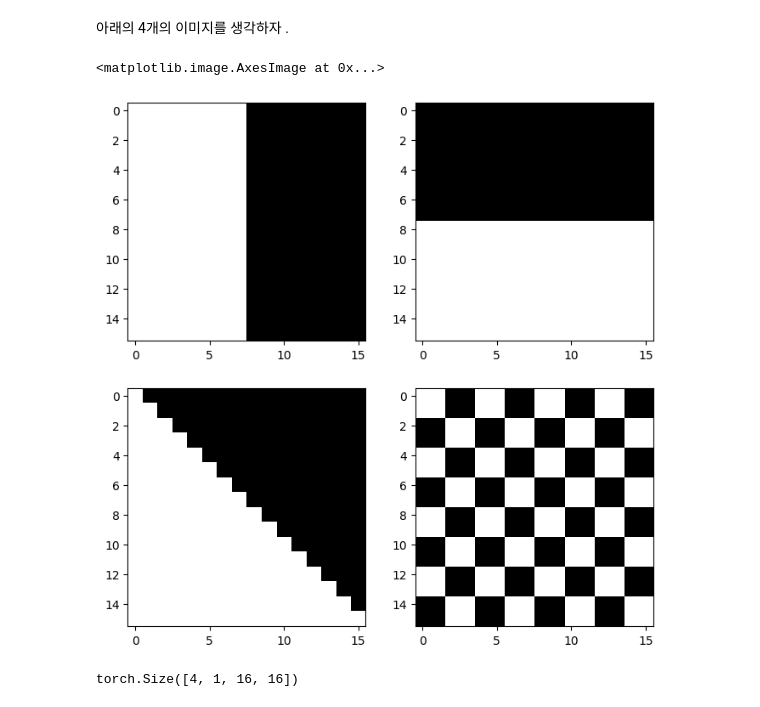
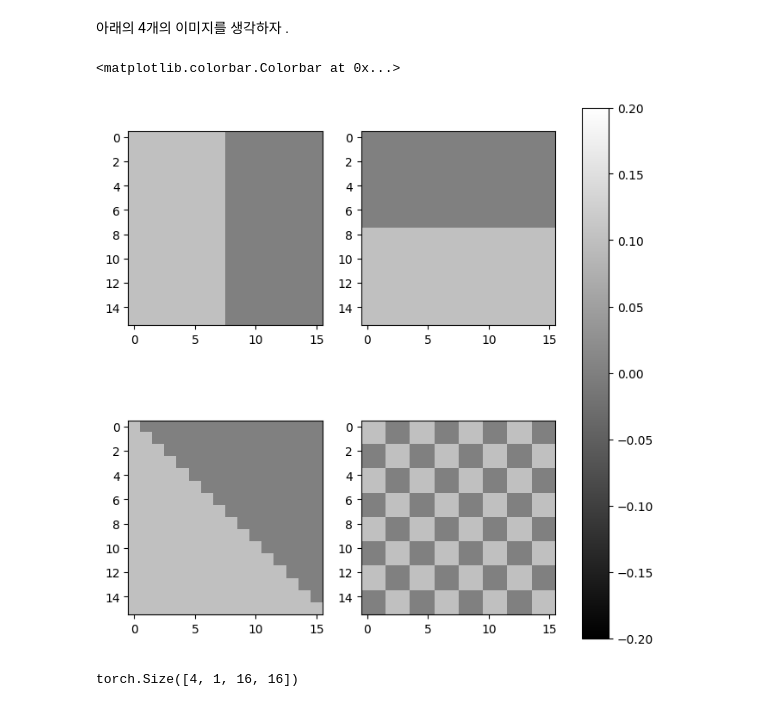
Before and after one commit to guebin/DL2026, a Jupyter notebook: posts/12wk-draft.ipynb, the cells around one changed output. Cells and saved outputs as stored; diff of their text form; code cells hidden in the pictures.

```diff
--- a/posts/12wk-draft.ipynb
+++ b/posts/12wk-draft.ipynb
@@ -53,14 +57,15 @@ for i in range(0, 16, block_size):
 # %%
 fig, axs = plt.subplots(2,2)
 fig.set_figheight(8)
 fig.set_figwidth(8)
-axs[0][0].imshow(img0.squeeze(),cmap="gray")
-axs[0][1].imshow(img1.squeeze(),cmap="gray")
-axs[1][0].imshow(img2.squeeze(),cmap="gray")
-axs[1][1].imshow(img3.squeeze(),cmap="gray")
+aa = axs[0][0].imshow(img0.squeeze(),cmap="gray", vmin=-0.2, vmax=0.2)
+ab = axs[0][1].imshow(img1.squeeze(),cmap="gray", vmin=-0.2, vmax=0.2)
+ba = axs[1][0].imshow(img2.squeeze(),cmap="gray", vmin=-0.2, vmax=0.2)
+bb = axs[1][1].imshow(img3.squeeze(),cmap="gray", vmin=-0.2, vmax=0.2)
+fig.colorbar(aa, ax=axs)
 # %% [output]
-<matplotlib.image.AxesImage at 0x...>
+<matplotlib.colorbar.Colorbar at 0x...>
-[figure, old version]
+[figure, new version]
 # %%
 imgs = torch.concat([img0,img1,img2,img3],axis=0)
 imgs.shape
```
Also changed, not shown: parts of 27 cells of this notebook, 29 other files.
